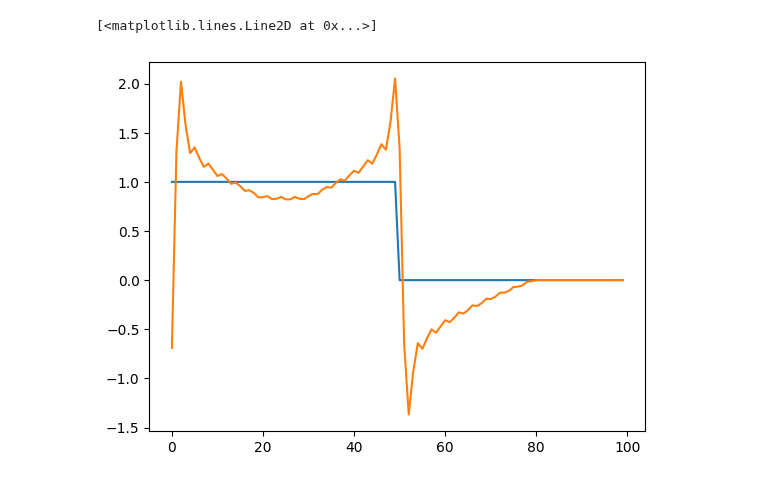
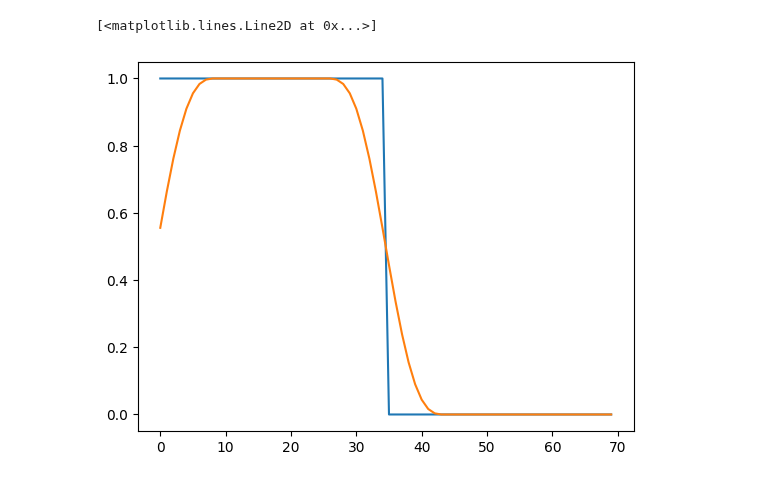
Before and after one commit to DylanReidRamelli/Bachelor-Project-2023, a Jupyter notebook: notebook/direct_convolution.ipynb, the cells around one changed output. Drawn from its saved outputs; the diff is of its cells as text; code cells hidden in the pictures.

```diff
--- a/notebook/direct_convolution.ipynb
+++ b/notebook/direct_convolution.ipynb
@@ -11,7 +11,7 @@ def d_conv(W, X):
 
     return (X * W)
 # %%
-n = 100
+n = 70
 x = np.arange(n)
 x0 = n * 0.5
 X = x < x0
@@ -44,0 +23,8 @@ TypeError: exp() takes from 1 to 2 positional arguments but 61 were given
+# %%
+delta = 10.3
+M = 3./2
+time_domain = 6
+t = np.arange(-time_domain*M, time_domain*M + 1)
+f = 1/2 +1/2*np.cos(np.pi * (t/(time_domain * M)))
+f/= np.sum(f)
+plt.plot(t/time_domain,f)
@@ -44,0 +34,11 @@ TypeError: exp() takes from 1 to 2 positional arguments but 61 were given
+# %%
+freq_domain = 10
+a = np.arange(freq_domain)
+F =np.zeros(freq_domain)
+
+from sympy import *
+
+
+x = Symbol('x')
+# print(F)
+plt.plot(a,F)
@@ -51,7 +54,8 @@ TypeError: exp() takes from 1 to 2 positional arguments but 61 were given
 
 x_shifted_filter = np.zeros(n, dtype=complex)
 
-x_shifted_filter = np.convolve(X,H, 'same')
+# print(np.sum(f))
+x_shifted_filter = np.convolve(X,f, 'same')
 # x_shifted_filter /=
 
 # x_shifted_filter = convolve_1d(x_shifted, H)
@@ -63,31 +67,31 @@ x_shifted_filter = np.convolve(X,H, 'same')
 #     if i - M//2 < 0:
 #         for j in range(n - M // 2, n):
 #             A += X[j] * h[j % M]
 #         for j in range(0, M // 2):
 #             A += X[j] * h[j % M]
 #         # print(i)
 
 
 #     # At the end
 #     elif i + M // 2 > n:
 #         for j in range(i - M // 2, n):
 #             A += X[j] * h[j % M]
 #         for j in range(0, M // 2):
 #             A += X[j] * h[j % M]
 #         # print(i)
 
 #     # In the middle.
 #     elif i > M // 2 and i + M // 2  < n:
 #         for j in range(i - M//2, i + M//2):
 #             A += X[j] * h[j % M]
 
 #         # print(i)
 #     x_shifted_filter[i] = A
 
 # x_shifted_filter /= M
 plt.plot(x,X)
 # plt.plot(x,x_shifted.real)
 plt.plot(x,x_shifted_filter)
 # %% [output]
 [<matplotlib.lines.Line2D at 0x...>]
-[figure, old version]
+[figure, new version]
```
Also changed, not shown: parts of 5 cells of this notebook, 2 other files.
